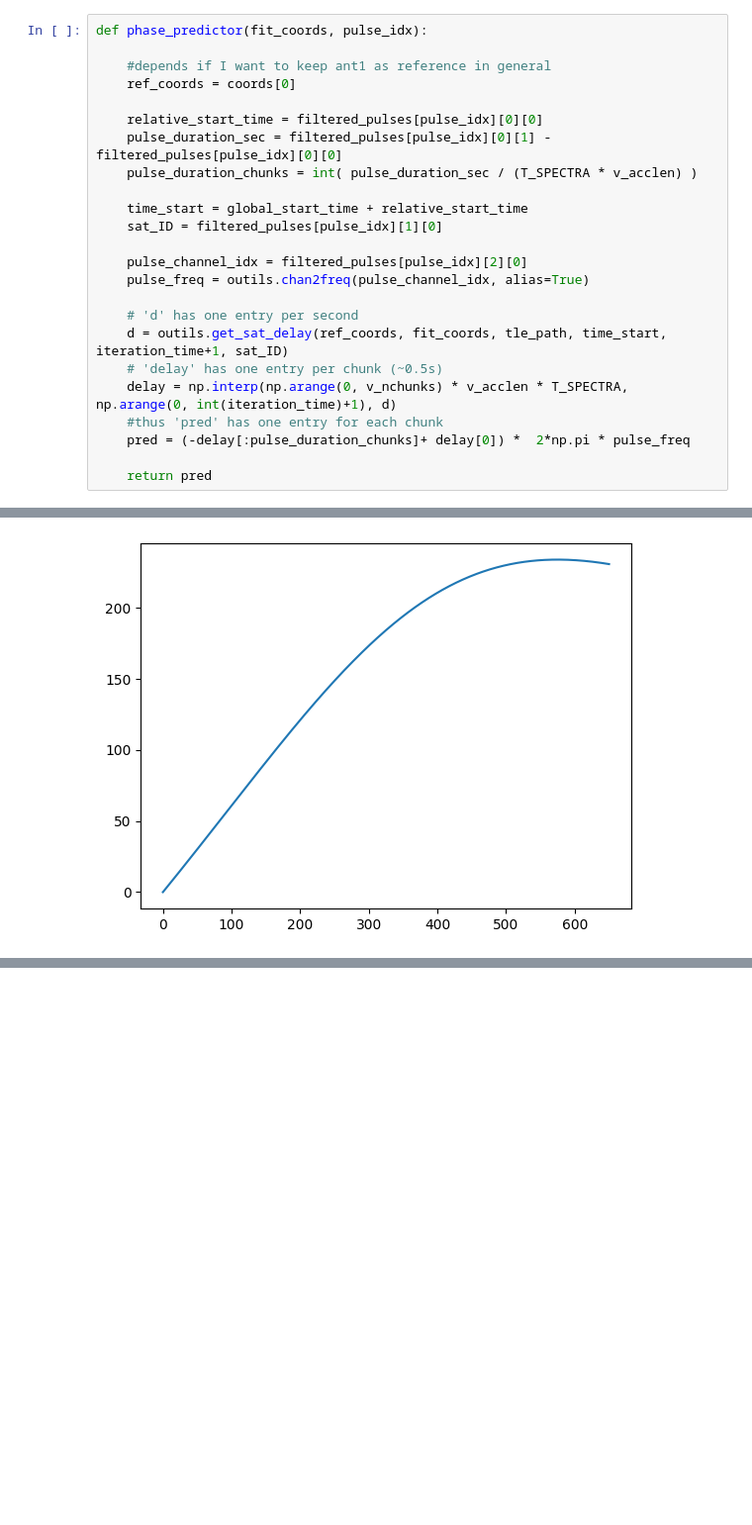
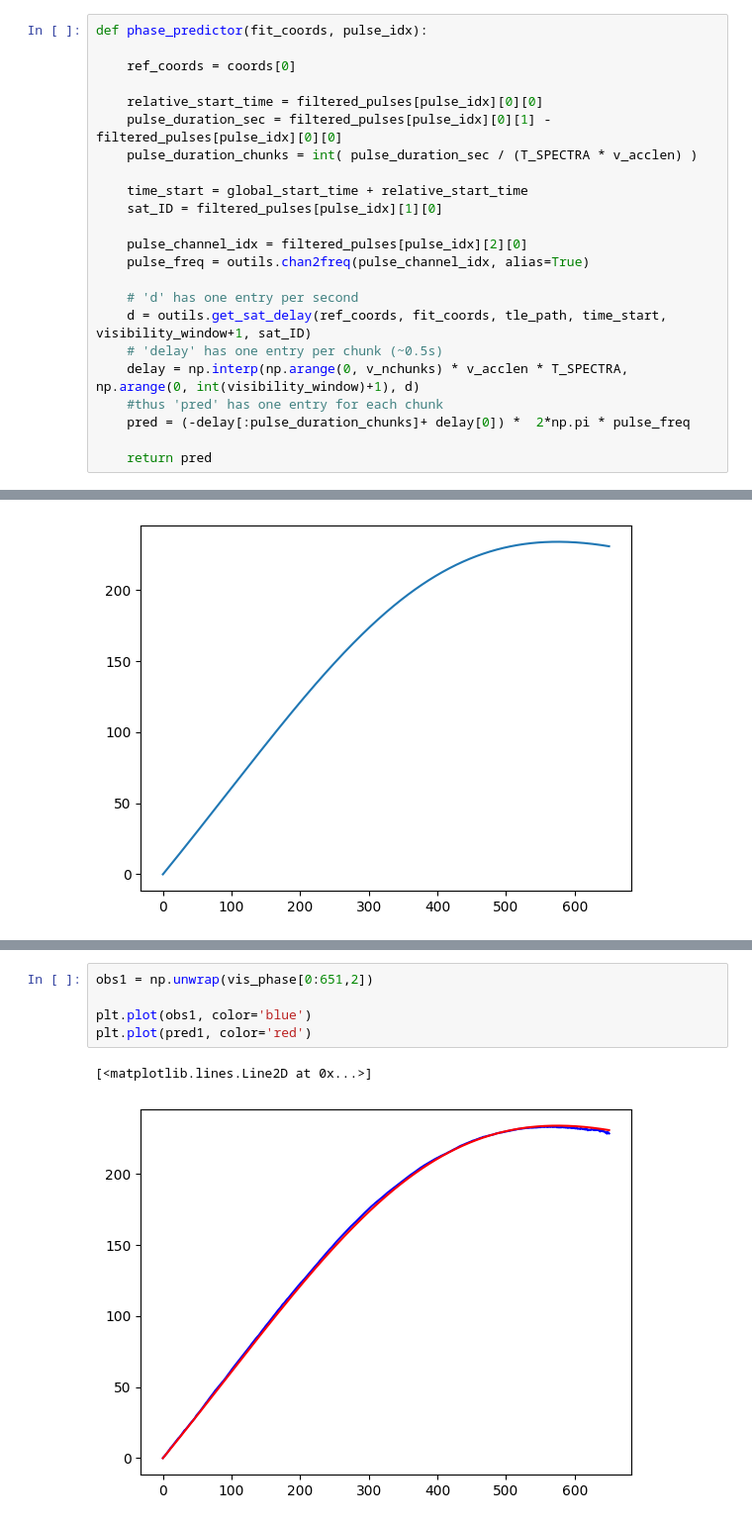
Before and after one commit to ALBATROS-Experiment/albatros_analysis, a Jupyter notebook: scripts/calib_sats.ipynb, the cells around one changed output, grey strips where cells are left out. Shown: that part at 99% size. Cells and saved outputs as stored; diff of their text form; blank space fills up the shorter version.

```diff
--- a/scripts/calib_sats.ipynb
+++ b/scripts/calib_sats.ipynb
@@ -152,7 +221,6 @@ print(filtered_pulses[2][0][0])
 # %%
 def phase_predictor(fit_coords, pulse_idx):
 
-    #depends if I want to keep ant1 as reference in general
     ref_coords = coords[0]
 
     relative_start_time = filtered_pulses[pulse_idx][0][0]
@@ -166,9 +234,9 @@ def phase_predictor(fit_coords, pulse_idx):
     pulse_freq = outils.chan2freq(pulse_channel_idx, alias=True)
 
     # 'd' has one entry per second
-    d = outils.get_sat_delay(ref_coords, fit_coords, tle_path, time_start, iteration_time+1, sat_ID)
+    d = outils.get_sat_delay(ref_coords, fit_coords, tle_path, time_start, visibility_window+1, sat_ID)
     # 'delay' has one entry per chunk (~0.5s)
-    delay = np.interp(np.arange(0, v_nchunks) * v_acclen * T_SPECTRA, np.arange(0, int(iteration_time)+1), d)
+    delay = np.interp(np.arange(0, v_nchunks) * v_acclen * T_SPECTRA, np.arange(0, int(visibility_window)+1), d)
     #thus 'pred' has one entry for each chunk
     pred = (-delay[:pulse_duration_chunks]+ delay[0]) *  2*np.pi * pulse_freq
 
@@ -204,0 +337,8 @@ catalog #59051 epoch 2024-07-24 21:55:34 UTC
+# %%
+obs1 = np.unwrap(vis_phase[0:651,2])
+
+plt.plot(obs1, color='blue')
+plt.plot(pred1, color='red')
+# %% [output]
+[<matplotlib.lines.Line2D at 0x...>]
+[figure, added]
```
Also changed, not shown: parts of 16 cells of this notebook, 3 other files.
